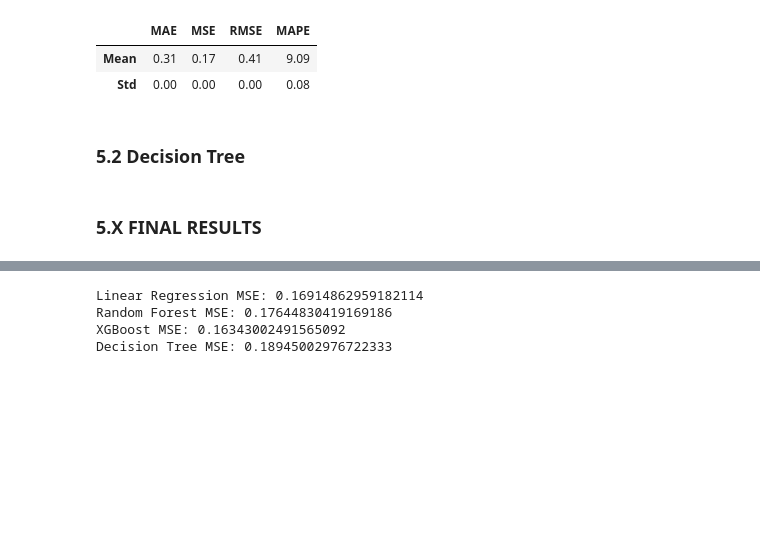
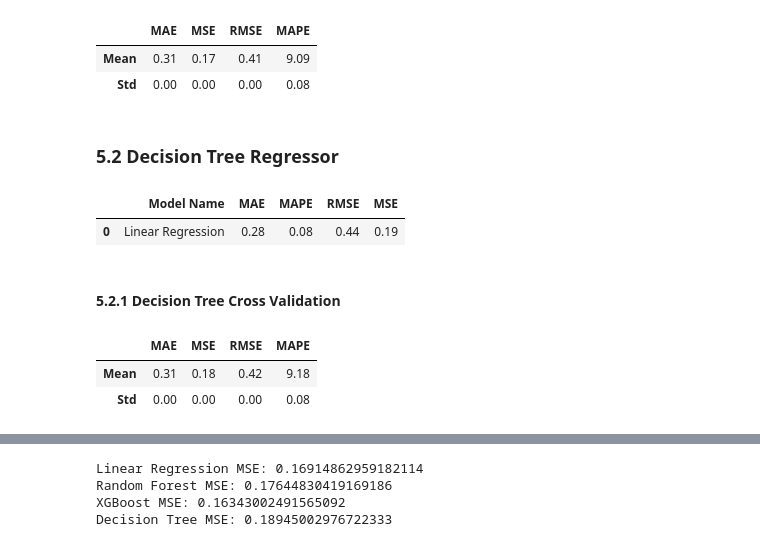
Before and after one commit to aleemarino/beer_review, a Jupyter notebook: tcc.ipynb, the cells around one changed output, grey strips where cells are left out. Cells and saved outputs as stored; diff of their text form; code cells hidden in the pictures; blank space fills up the shorter version.

Commit message:
primeiro treinamento de modelos

```diff
--- a/tcc.ipynb
+++ b/tcc.ipynb
@@ -85,7 +85,7 @@ def cross_validation(X, y, model, kfold=5):
 # %% [markdown]
 ### 0.2 - Load Data
 # %%
-data_raw = pd.read_csv('C:/Users/Alexandre/Documents/TCC - Data Science e Analytics/dataset/beer_reviews.csv')
+data_raw = pd.read_csv('C:/Users/Alexandre/Documents/TCC - Data Science e Analytics/beer_reviews.csv')
 # %% [markdown]
 ## 1 Data Description
 # %% [markdown]
@@ -672,6 +673,38 @@ cross_validation(X_test_Scaled_Data_Frame, y_test, linear_regression, kfold=10)
 | Mean | 0.31 | 0.17 | 0.41 | 9.09 |
 | Std | 0.00 | 0.00 | 0.00 | 0.08 |
 # %% [markdown]
-### 5.2 Decision Tree
+### 5.2 Decision Tree Regressor
-# %% [markdown]
-### 5.X FINAL RESULTS
+# %%
+#definindo parâmetros
+decision_tree_regressor = DecisionTreeRegressor(
+    max_depth=15,
+    min_samples_split=10,
+    min_samples_leaf=5,
+    random_state=42
+)
+
+#modelo
+decision_tree_regressor.fit(X_train_Scaled, y_train)
+
+#predição
+decision_tree_regressor_pred = decision_tree_regressor.predict(X_test_Scaled)
+
+#arredondamento para ficar nos padrões 0,5 em 0,5
+decision_tree_regressor_pred_rounded = np.round(decision_tree_regressor_pred / 0.5) * 0.5
+
+#avaliando
+decision_tree_result = ml_error('Linear Regression', y_test, decision_tree_regressor_pred_rounded)
+
+#exibindo o resultado
+decision_tree_result
+# %% [output]
+|  | Model Name | MAE | MAPE | RMSE | MSE |
+| 0 | Linear Regression | 0.28 | 0.08 | 0.44 | 0.19 |
+# %% [markdown]
+#### 5.2.1 Decision Tree Cross Validation
+# %%
+cross_validation(X_test_Scaled_Data_Frame, y_test, decision_tree_regressor, kfold=10)
+# %% [output]
+|  | MAE | MSE | RMSE | MAPE |
+| Mean | 0.31 | 0.18 | 0.42 | 9.18 |
+| Std | 0.00 | 0.00 | 0.00 | 0.08 |
```
Also changed, not shown: parts of 11 cells of this notebook.
